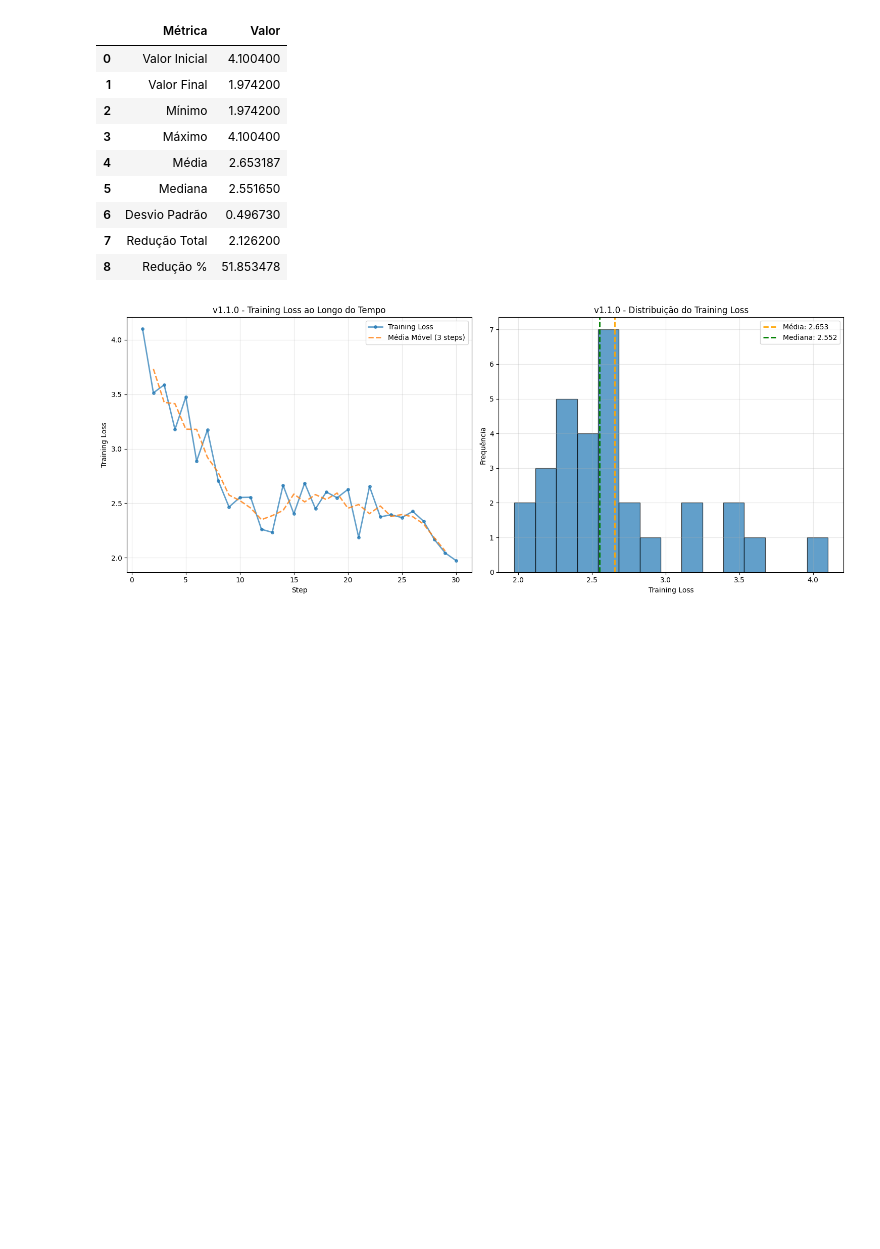
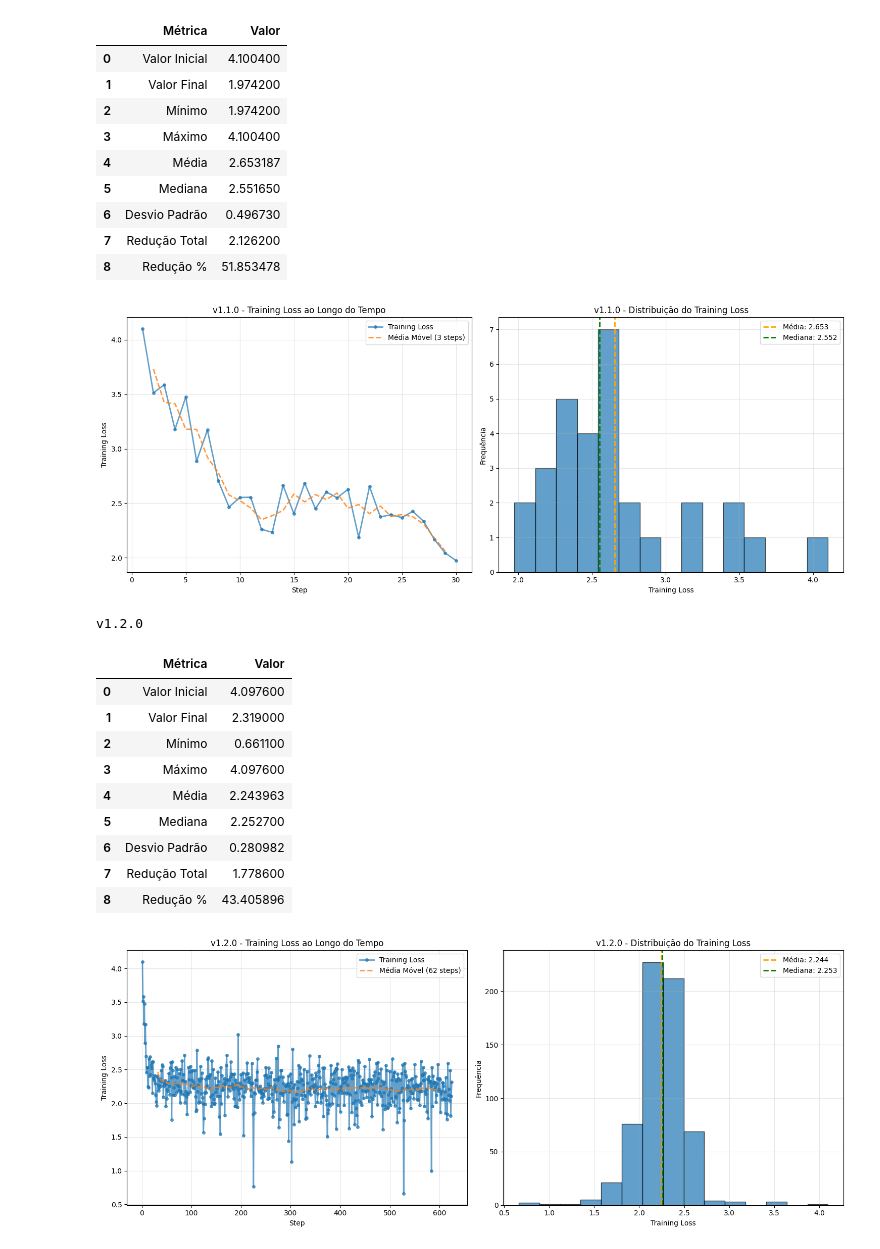
Before and after one commit to umtaldejr/IADT-Fase-3, a Jupyter notebook: metrics_analysis.ipynb, the cells around one changed output. Cells and saved outputs as stored; diff of their text form; code cells hidden in the pictures; blank space fills up the shorter version.

Commit message:
Add metrics for version 1.2.0 analysis

```diff
--- a/metrics_analysis.ipynb
+++ b/metrics_analysis.ipynb
@@ -148,3 +148,18 @@ v1.1.0
 | 7 | Redução Total | 2.126200 |
 | 8 | Redução % | 51.853478 |
 [figure]
+# %%
+df_v110, summary_v110 = analyze_version("v1.2.0")
+# %% [output]
+v1.2.0
+|  | Métrica | Valor |
+| 0 | Valor Inicial | 4.097600 |
+| 1 | Valor Final | 2.319000 |
+| 2 | Mínimo | 0.661100 |
+| 3 | Máximo | 4.097600 |
+| 4 | Média | 2.243963 |
+| 5 | Mediana | 2.252700 |
+| 6 | Desvio Padrão | 0.280982 |
+| 7 | Redução Total | 1.778600 |
+| 8 | Redução % | 43.405896 |
+[figure, added]
```
Also changed, not shown: 1 other file.
